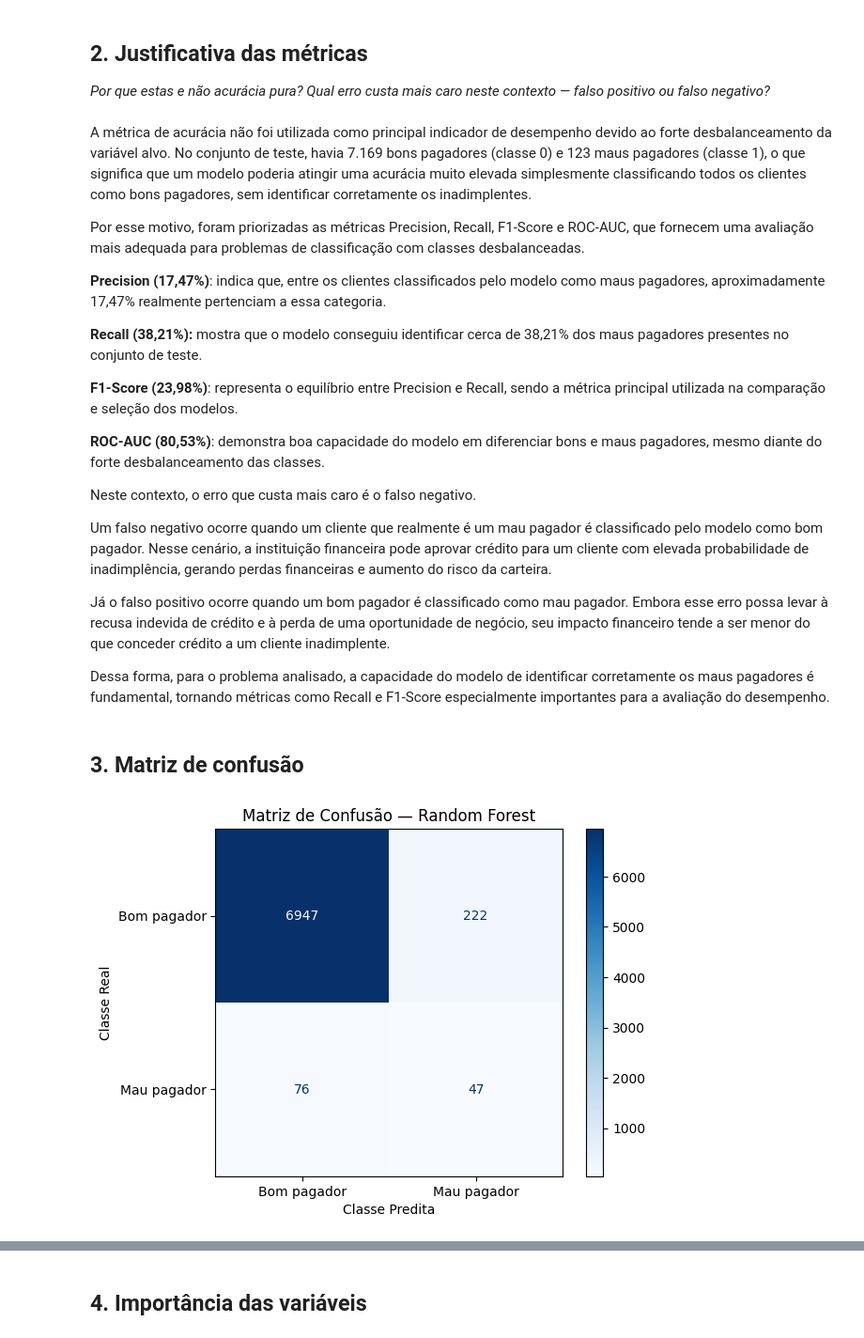
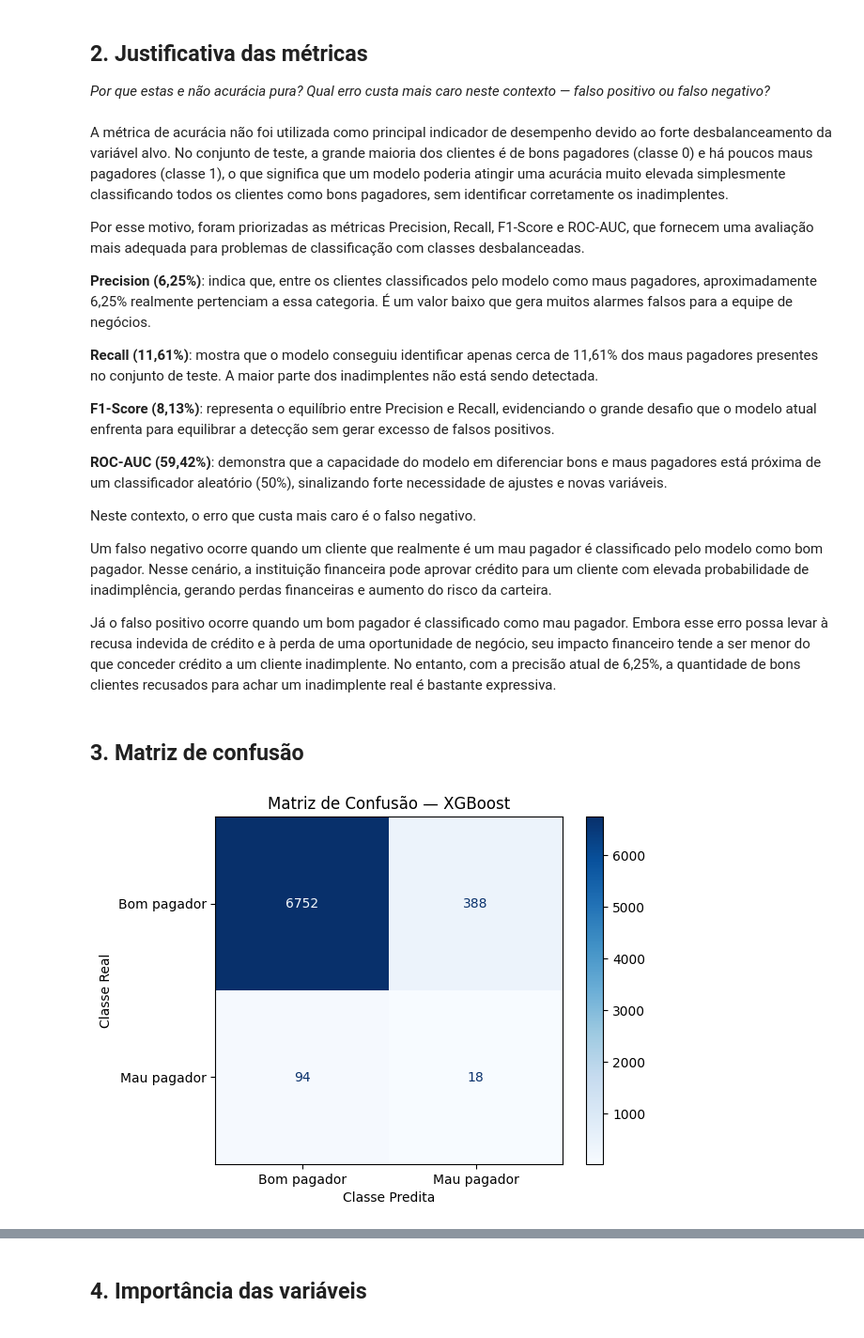
Before and after one commit to Ginkno/postech-tech-challenge-fase2-grupo1-12dtat, a Jupyter notebook: notebooks/04_avaliacao.ipynb, the cells around one changed output, grey strips where cells are left out. Shown at 94% size. Cells and saved outputs as stored; diff of their text form; code cells hidden in the pictures.

```diff
--- a/notebooks/04_avaliacao.ipynb
+++ b/notebooks/04_avaliacao.ipynb
@@ -16,14 +16,16 @@ import seaborn as sns
 # Semente fixa: use em TODO ponto com aleatoriedade (split, modelos, CV).
 RANDOM_STATE = 42
 
-RAW_1 = Path("../data/raw/application_record.csv")
-RAW_2 = Path("../data/raw/credit_record.csv")
-PROCESSED = Path("../data/processed/dataset_tratado.csv")
+RAW_1 = Path("/content/data/raw/application_record.csv")
+RAW_2 = Path("/content/data/raw/credit_record.csv")
+PROCESSED_1 = Path("/content/data/processed/dataset_tratado.csv")
+PROCESSED_2 = Path("/content/data/processed/df_final.csv")
+PROCESSED_3 = Path("/content/data/processed/groups_train.csv")
 TARGET = "IS_BAD_PAYER"
 
-MODEL = Path("../results/models/best_rf_model.joblib")
-XTEST = Path("../data/processed/X_test.joblib")
-YTEST = Path("../data/processed/y_test.joblib")
+MODEL = Path("/content/results/models/best_model_xgb.joblib")
+XTEST = Path("/content/data/processed/X_test.joblib")
+YTEST = Path("/content/data/processed/y_test.joblib")
 
 pd.set_option("display.max_columns", None)
 # %%
@@ -96,42 +108,40 @@ weighted avg       0.98      0.96      0.97      7292
 
 _Por que estas e não acurácia pura? Qual erro custa mais caro neste contexto — falso positivo ou falso negativo?_
 # %% [markdown]
-A métrica de acurácia não foi utilizada como principal indicador de desempenho devido ao forte desbalanceamento da variável alvo. No conjunto de teste, havia 7.169 bons pagadores (classe 0) e 123 maus pagadores (classe 1), o que significa que um modelo poderia atingir uma acurácia muito elevada simplesmente classificando todos os clientes como bons pagadores, sem identificar corretamente os inadimplentes.
+A métrica de acurácia não foi utilizada como principal indicador de desempenho devido ao forte desbalanceamento da variável alvo. No conjunto de teste, a grande maioria dos clientes é de bons pagadores (classe 0) e há poucos maus pagadores (classe 1), o que significa que um modelo poderia atingir uma acurácia muito elevada simplesmente classificando todos os clientes como bons pagadores, sem identificar corretamente os inadimplentes.
 
 Por esse motivo, foram priorizadas as métricas Precision, Recall, F1-Score e ROC-AUC, que fornecem uma avaliação mais adequada para problemas de classificação com classes desbalanceadas.
 
-**Precision (17,47%)**: indica que, entre os clientes classificados pelo modelo como maus pagadores, aproximadamente 17,47% realmente pertenciam a essa categoria.
+**Precision (6,25%)**: indica que, entre os clientes classificados pelo modelo como maus pagadores, aproximadamente 6,25% realmente pertenciam a essa categoria. É um valor baixo que gera muitos alarmes falsos para a equipe de negócios.
 
-**Recall (38,21%):** mostra que o modelo conseguiu identificar cerca de 38,21% dos maus pagadores presentes no conjunto de teste.
+**Recall (11,61%)**: mostra que o modelo conseguiu identificar apenas cerca de 11,61% dos maus pagadores presentes no conjunto de teste. A maior parte dos inadimplentes não está sendo detectada.
 
-**F1-Score (23,98%)**: representa o equilíbrio entre Precision e Recall, sendo a métrica principal utilizada na comparação e seleção dos modelos.
+**F1-Score (8,13%)**: representa o equilíbrio entre Precision e Recall, evidenciando o grande desafio que o modelo atual enfrenta para equilibrar a detecção sem gerar excesso de falsos positivos.
 
-**ROC-AUC (80,53%)**: demonstra boa capacidade do modelo em diferenciar bons e maus pagadores, mesmo diante do forte desbalanceamento das classes.
+**ROC-AUC (59,42%)**: demonstra que a capacidade do modelo em diferenciar bons e maus pagadores está próxima de um classificador aleatório (50%), sinalizando forte necessidade de ajustes e novas variáveis.
 
 Neste contexto, o erro que custa mais caro é o falso negativo.
 
 Um falso negativo ocorre quando um cliente que realmente é um mau pagador é classificado pelo modelo como bom pagador. Nesse cenário, a instituição financeira pode aprovar crédito para um cliente com elevada probabilidade de inadimplência, gerando perdas financeiras e aumento do risco da carteira.
 
-Já o falso positivo ocorre quando um bom pagador é classificado como mau pagador. Embora esse erro possa levar à recusa indevida de crédito e à perda de uma oportunidade de negócio, seu impacto financeiro tende a ser menor do que conceder crédito a um cliente inadimplente.
-
-Dessa forma, para o problema analisado, a capacidade do modelo de identificar corretamente os maus pagadores é fundamental, tornando métricas como Recall e F1-Score especialmente importantes para a avaliação do desempenho.
+Já o falso positivo ocorre quando um bom pagador é classificado como mau pagador. Embora esse erro possa levar à recusa indevida de crédito e à perda de uma oportunidade de negócio, seu impacto financeiro tende a ser menor do que conceder crédito a um cliente inadimplente. No entanto, com a precisão atual de 6,25%, a quantidade de bons clientes recusados para achar um inadimplente real é bastante expressiva.
 # %% [markdown]
 ## 3. Matriz de confusão
 # %%
-  from sklearn.metrics import ConfusionMatrixDisplay
-  import matplotlib.pyplot as plt
+from sklearn.metrics import ConfusionMatrixDisplay
+import matplotlib.pyplot as plt
 
-  ConfusionMatrixDisplay.from_estimator(
-  best_model,
-  X_test,
-  y_test,
-  display_labels=["Bom pagador", "Mau pagador"],
-  cmap="Blues"
-  )
+ConfusionMatrixDisplay.from_estimator(
+    best_model,
+    X_test,
+    y_test,
+    display_labels=["Bom pagador", "Mau pagador"],
+    cmap="Blues"
+)
 
-plt.title("Matriz de Confusão — Random Forest")
+plt.title("Matriz de Confusão — XGBoost")
 plt.xlabel("Classe Predita")
 plt.ylabel("Classe Real")
 plt.show()
 # %% [output]
-[figure, old version]
+[figure, new version]
```
Also changed, not shown: parts of 18 cells of this notebook.
